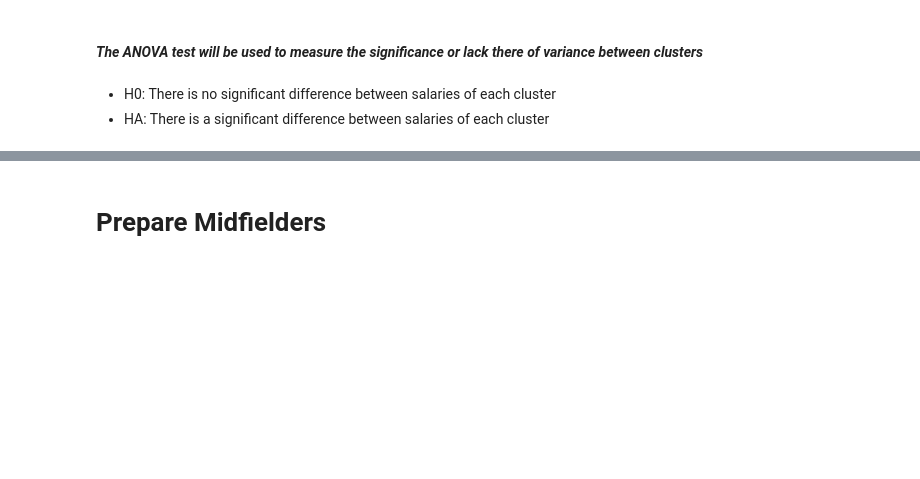
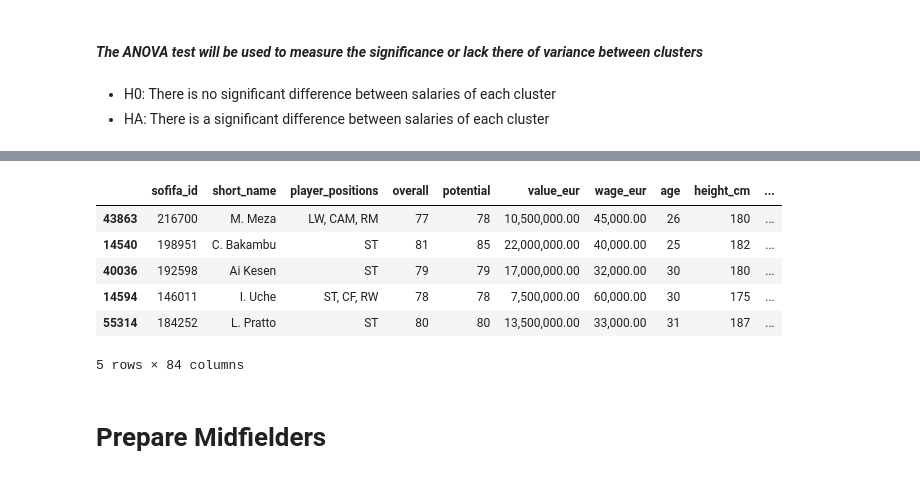
Before and after one commit to Jules-Ray-Kayla-Bert-Capstone-FiFA/fifa, a Jupyter notebook: Kayla.ipynb, the cells around one changed output, grey strips where cells are left out. Drawn from its saved outputs; the diff is of its cells as text; code cells hidden in the pictures; blank space fills up the shorter version.

```diff
--- a/Kayla.ipynb
+++ b/Kayla.ipynb
@@ -315,0 +449,5 @@ print('p-value: ',p)
+# %%
+forward_0 = train[train.clusters == 0]
+forward_1 = train[train.clusters == 1]
+forward_2 = train[train.clusters == 2]
+forward_3 = train[train.clusters == 3]
@@ -316,3 +464,13 @@ print('p-value: ',p)
+# %%
+forward_0.head()
+# %% [output]
+|  | sofifa_id | short_name | player_positions | overall | potential | value_eur | wage_eur | age | height_cm | ... |
+| 43863 | 216700 | M. Meza | LW, CAM, RM | 77 | 78 | 10,500,000.00 | 45,000.00 | 26 | 180 | ... |
+| 14540 | 198951 | C. Bakambu | ST | 81 | 85 | 22,000,000.00 | 40,000.00 | 25 | 182 | ... |
+| 40036 | 192598 | Ai Kesen | ST | 79 | 79 | 17,000,000.00 | 32,000.00 | 30 | 180 | ... |
+| 14594 | 146011 | I. Uche | ST, CF, RW | 78 | 78 | 7,500,000.00 | 60,000.00 | 30 | 175 | ... |
+| 55314 | 184252 | L. Pratto | ST | 80 | 80 | 13,500,000.00 | 33,000.00 | 31 | 187 | ... |
+5 rows × 84 columns
 # %% [markdown]
 # Prepare Midfielders
 # %%
```
Also changed, not shown: parts of 56 cells of this notebook.
